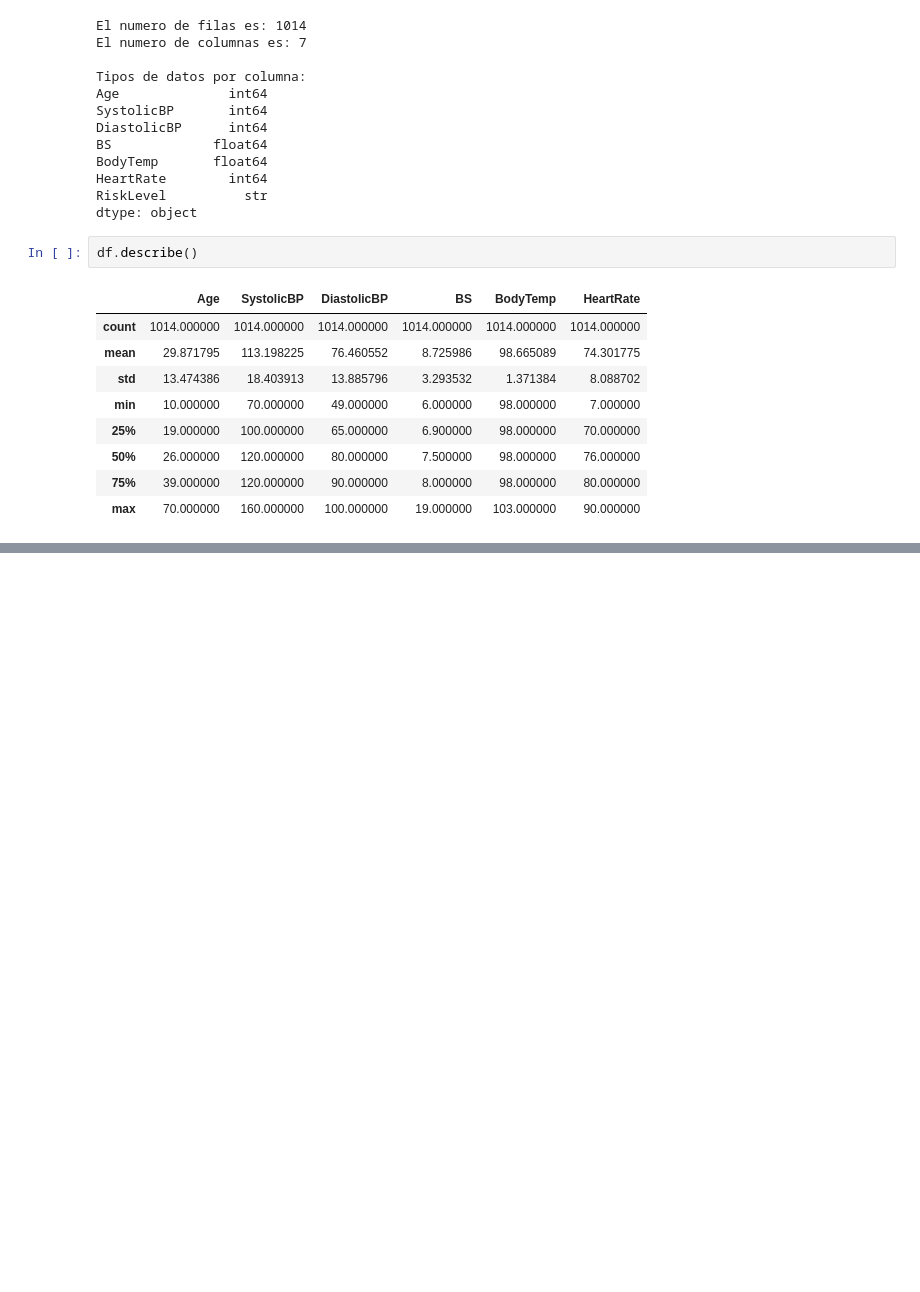
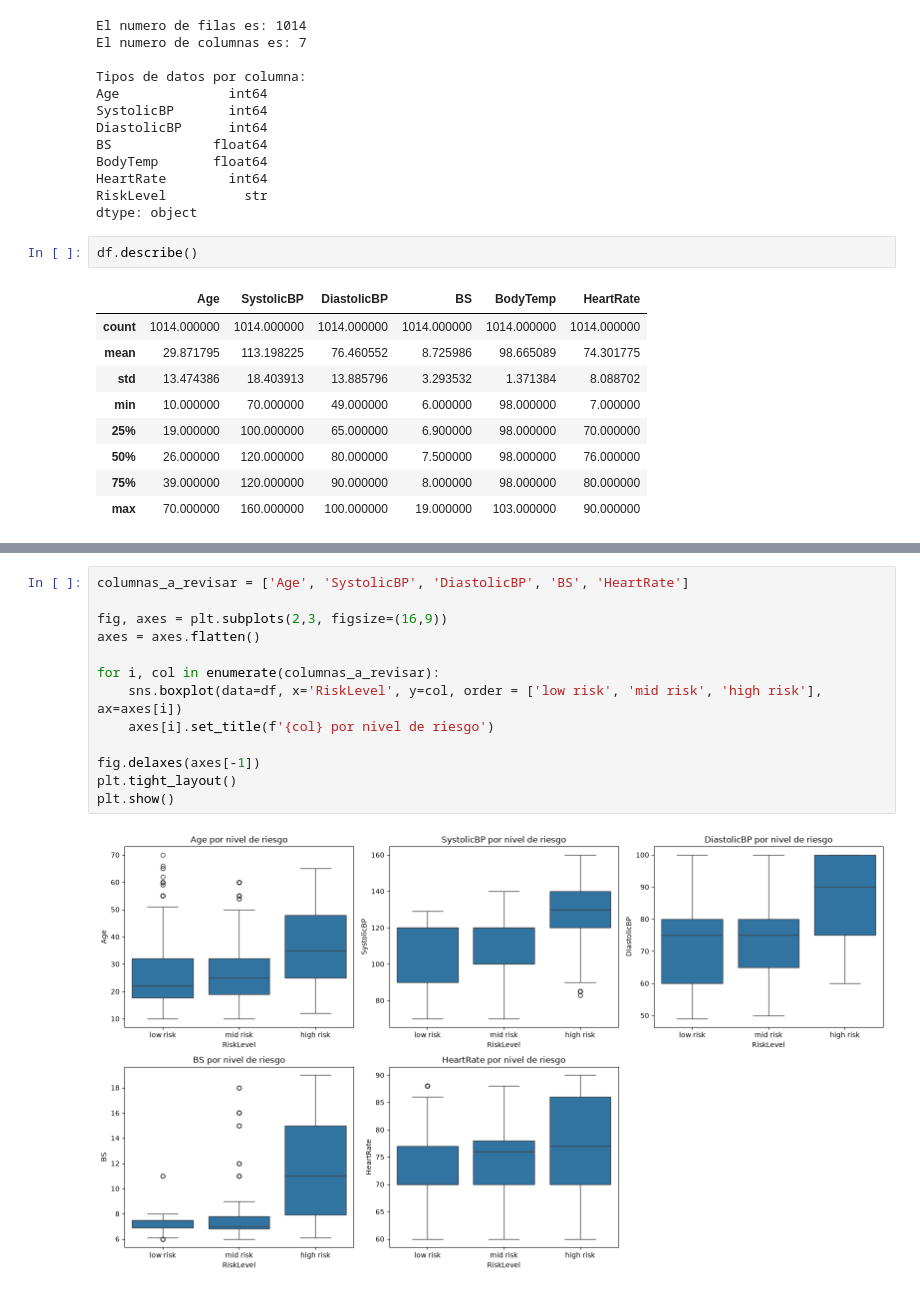
Before and after one commit to Jluisfeltrer/maternal_risk, a Jupyter notebook: notebooks/01_eda.ipynb, the cells around one changed output, grey strips where cells are left out. Saved outputs shown, nothing was run; the diff lists cells and outputs as text; blank space fills up the shorter version.

```diff
--- a/notebooks/01_eda.ipynb
+++ b/notebooks/01_eda.ipynb
@@ -52,0 +231,15 @@ df.describe()
+# %%
+columnas_a_revisar = ['Age', 'SystolicBP', 'DiastolicBP', 'BS', 'HeartRate']
+
+fig, axes = plt.subplots(2,3, figsize=(16,9))
+axes = axes.flatten()
+
+for i, col in enumerate(columnas_a_revisar):
+    sns.boxplot(data=df, x='RiskLevel', y=col, order = ['low risk', 'mid risk', 'high risk'], ax=axes[i])
+    axes[i].set_title(f'{col} por nivel de riesgo')
+
+fig.delaxes(axes[-1])
+plt.tight_layout()
+plt.show()
+# %% [output]
+[figure, added]
```
Also changed, not shown: parts of 22 cells of this notebook, 4 other files.
